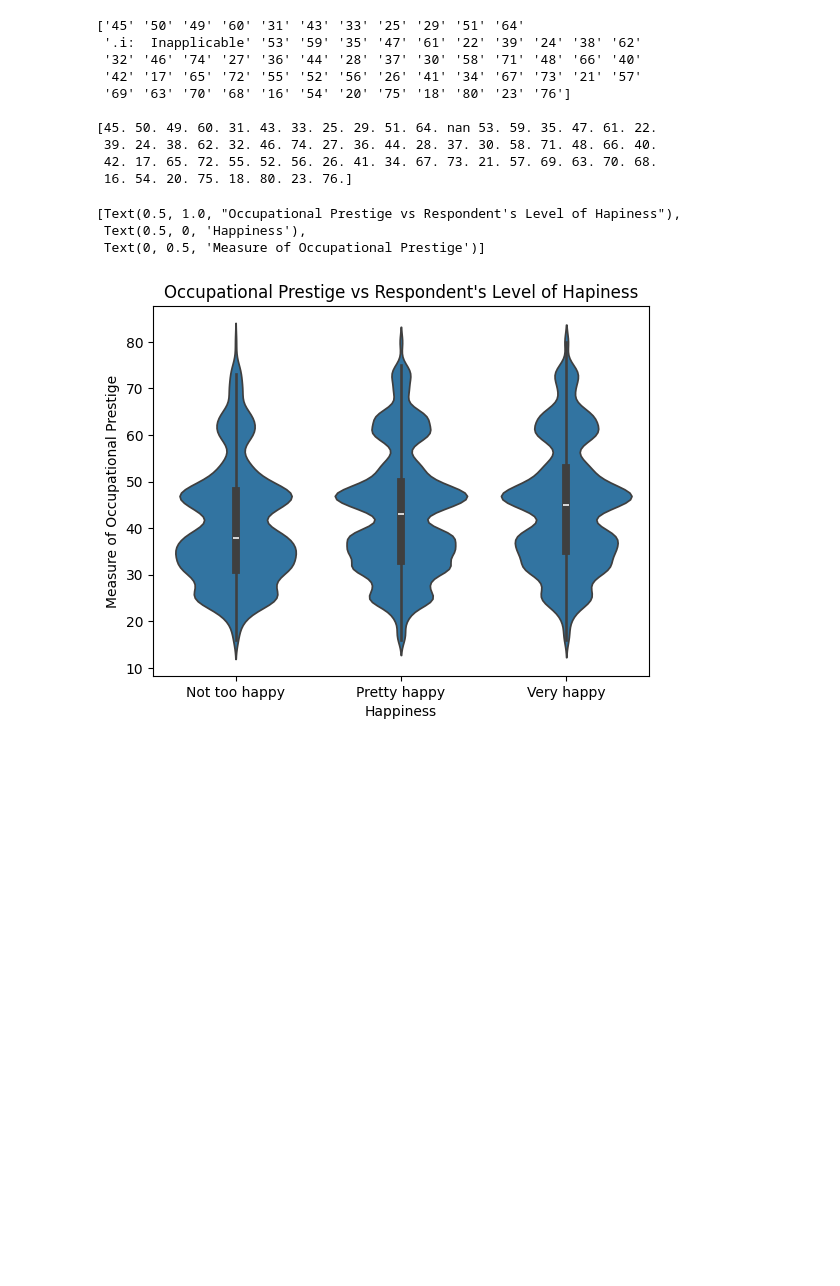
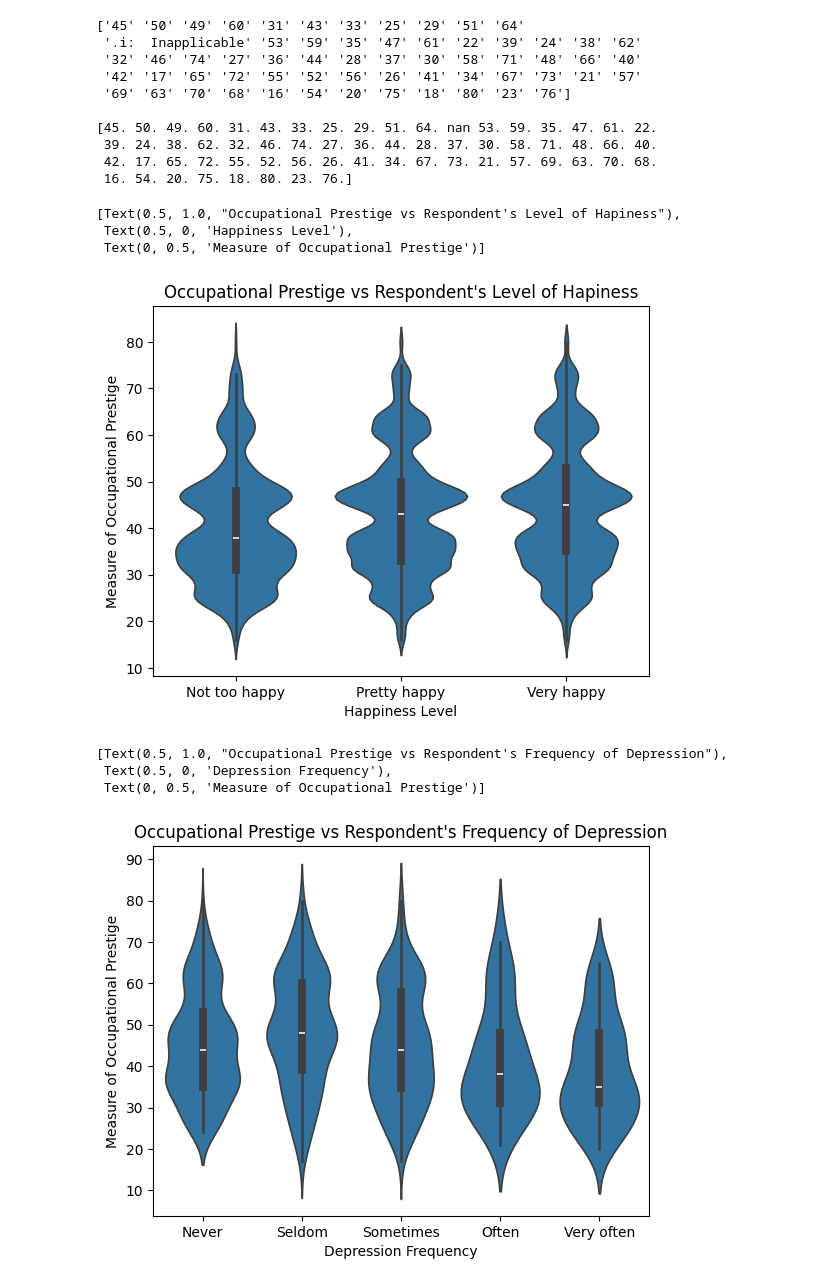
Before and after one commit to phipyao/ds3001-project_gss, a Jupyter notebook: project.ipynb, the cells around one changed output. Saved outputs shown, nothing was run; the diff lists cells and outputs as text; code cells hidden in the pictures; blank space fills up the shorter version.

Commit message:
cleaned more data and added second plot

```diff
--- a/project.ipynb
+++ b/project.ipynb
@@ -23,3 +23,11 @@ df.head()
 print("Column names:", df.columns.tolist())
 # %% [output]
 Column names: ['year', 'id_', 'wrkstat', 'hrs2', 'wrkslf', 'industry', 'occ10', 'age', 'educ', 'happy', 'satjob', 'satfin', 'trauma5', 'ballot', 'prestg10', 'sei10', 'hlthdep', 'hlthconf', 'hlthnot',  ...
+# %%
+var = 'hlthdep'
+print(df[var].unique(),'\n')
+df[var] = df[var].replace('.i:  Inapplicable', np.nan)
+df[var] = df[var].replace('.n:  No answer', np.nan)
+df[var] = df[var].replace('.s:  Skipped on Web', np.nan)
+df[var] = df[var].replace('.d:  Do not Know/Cannot Choose', np.nan)
+print(df[var].unique(),'\n')
@@ -60,6 +74,13 @@ print(df[var].unique(),'\n')
 sns.violinplot(x='happy',y='prestg10',data=df).set(title="Occupational Prestige vs Respondent's Level of Hapiness",xlabel='Happiness Level',ylabel='Measure of Occupational Prestige')
 # %% [output]
 [Text(0.5, 1.0, "Occupational Prestige vs Respondent's Level of Hapiness"),
- Text(0.5, 0, 'Happiness'),
+ Text(0.5, 0, 'Happiness Level'),
  Text(0, 0.5, 'Measure of Occupational Prestige')]
-[figure, old version]
+[figure, new version]
+# %%
+sns.violinplot(x='hlthdep',y='prestg10',data=df, order=['Never', 'Seldom', 'Sometimes', 'Often', 'Very often']).set(title="Occupational Prestige vs Respondent's Frequency of Depression",xlabel='Depression Frequency',ylabel='Measure of Occupational Prestige')
+# %% [output]
+[Text(0.5, 1.0, "Occupational Prestige vs Respondent's Frequency of Depression"),
+ Text(0.5, 0, 'Depression Frequency'),
+ Text(0, 0.5, 'Measure of Occupational Prestige')]
+[figure, added]
```
Also changed, not shown: parts of 1 cell of this notebook.
